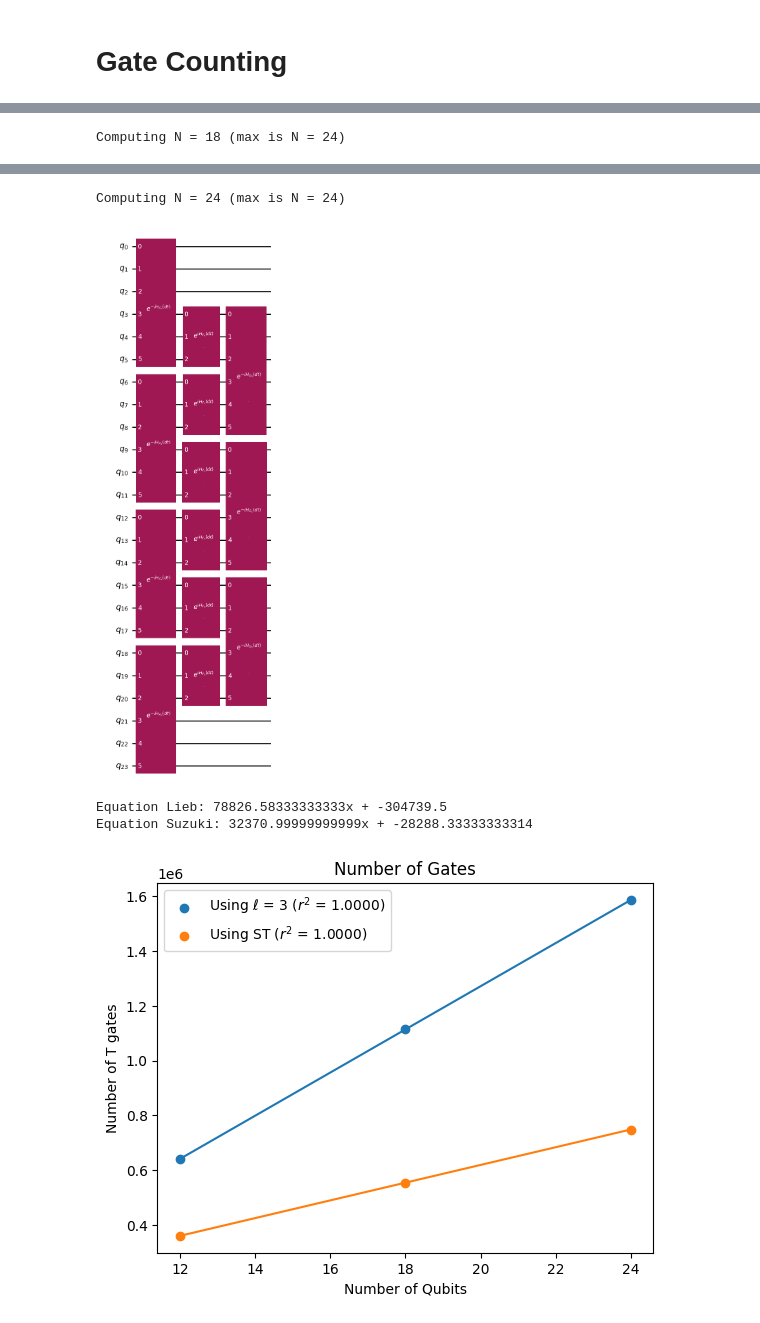
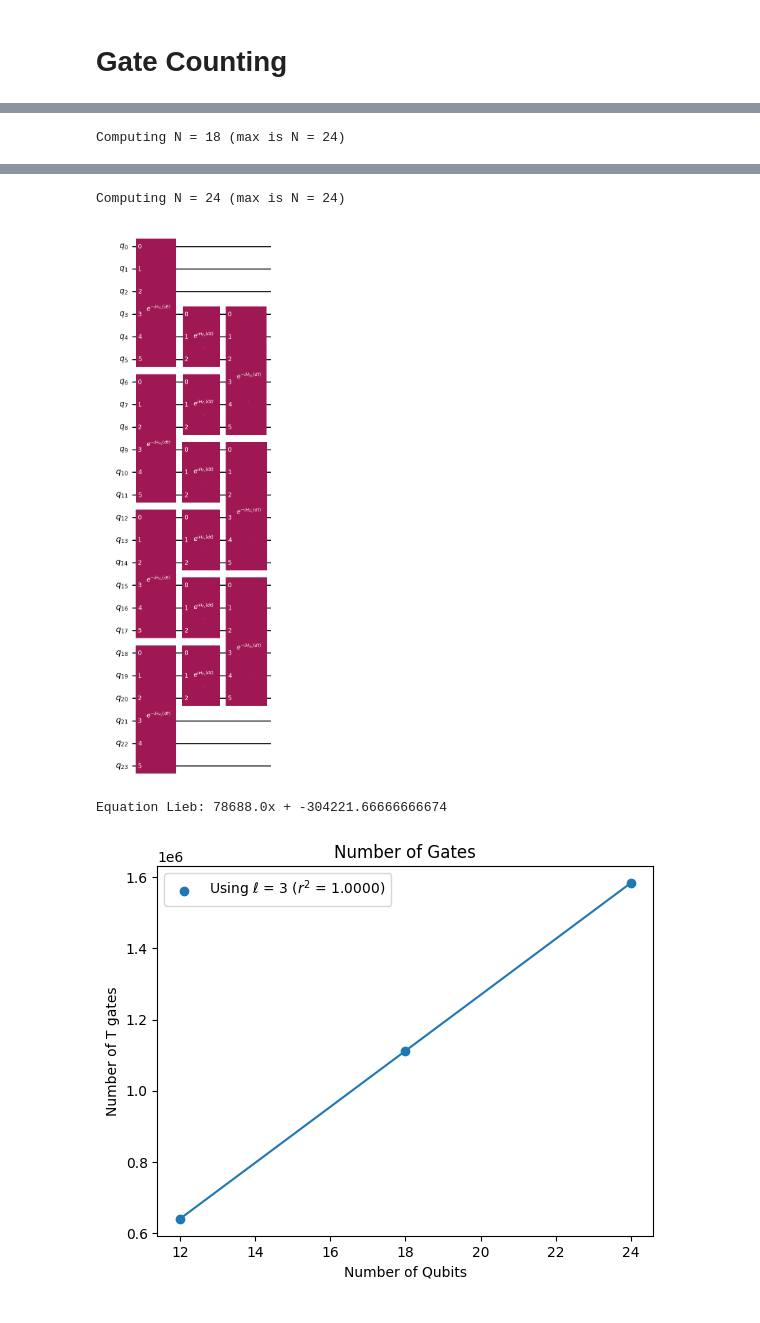
Before and after one commit to guilhermebaos/QUARMEN-Lessons, a Jupyter notebook: Quantum Algorithms/02-Final-Project.ipynb, the cells around one changed output, grey strips where cells are left out. Saved outputs shown, nothing was run; the diff lists cells and outputs as text; code cells hidden in the pictures.

```diff
--- a/Quantum Algorithms/02-Final-Project.ipynb
+++ b/Quantum Algorithms/02-Final-Project.ipynb
@@ -859,13 +568,12 @@ nn_model = np.reshape(nn, (-1, 1))
 
 ee = []
 gg_lieb = []
-gg_suzuki = []
 for N in nn:
     # Convert to int
     N = int(N)
 
     # Progress
-    print(f"\rComputing N = {N} (max is N = {Nmax})", end="")
+    print(f"\rComputing N = {N} (max is N = {4*ell + (Nstep-1) * 2*ell})", end="")
 
     # Randomize field
     zz = np.random.random(N) * 0.25
@@ -882,78 +590,35 @@ for N in nn:
     gg_lieb += [qc_tgates(qc_l)]
 
 
-    # Get Suzuki circuit
-    ham = hamiltonian(N, zz, jj)
-    evo = PauliEvolutionGate(ham, time=dt, label="U", synthesis=SuzukiTrotter(order, reps))
-
-    qc_s = QuantumCircuit(N)
-    qc_s.append(evo, range(N))
-
-    gg_suzuki += [qc_tgates(qc_s)]
-
-
-    # Compute error for small circuit
-    # if N == Nmin:
-
-    #     # Compute error in operator norm
-    #     Ul = Operator(qc_l).data
-    #     Us = Operator(qc_s).data
-
-    #     # Operator-norm (spectral norm) distance
-    #     dist = np.linalg.norm(Ul - Us, ord=2)
-
-    #     # Show error
-    #     print(f"Error for N = {N} is {dist:.5f}")
-
-
-
-
 # Convert to array
 gg_lieb = np.array(gg_lieb)
-gg_suzuki = np.array(gg_suzuki)
 
 # Linear regression 1
 model = LinearRegression()
 model.fit(nn_model, gg_lieb)
 
 a_lieb = model.intercept_
 b_lieb = model.coef_[0]
 r2_lieb = model.score(nn_model, gg_lieb)
 
 reg_lieb = b_lieb * nn + a_lieb
 
-
-# Linear regression 2
-model = LinearRegression()
-model.fit(nn_model, gg_suzuki)
-
-a_suzuki = model.intercept_
-b_suzuki = model.coef_[0]
-r2_suzuki = model.score(nn_model, gg_suzuki)
-
-reg_suzuki = b_suzuki * nn + a_suzuki
-
-
 print(f"Equation Lieb: {b_lieb}x + {a_lieb}")
-print(f"Equation Suzuki: {b_suzuki}x + {a_suzuki}")
 
 # Plot
 plt.scatter(nn, gg_lieb, label=f"Using $\\ell$ = {ell} ($r^2$ = {r2_lieb:.4f})")
-plt.scatter(nn, gg_suzuki, label=f"Using ST ($r^2$ = {r2_suzuki:.4f})")
 plt.plot(nn, reg_lieb)
-plt.plot(nn, reg_suzuki)
 plt.title(f"Number of Gates")
 plt.xlabel("Number of Qubits")
 plt.ylabel("Number of T gates")
 plt.legend()
 plt.show()
 # %% [output]
 Computing N = 12 (max is N = 24)
 [figure]
 Computing N = 18 (max is N = 24)
 [figure]
 Computing N = 24 (max is N = 24)
 [figure]
-Equation Lieb: 78826.58333333333x + -304739.5
-Equation Suzuki: 32370.99999999999x + -28288.33333333314
+Equation Lieb: 78688.0x + -304221.66666666674
-[figure, old version]
+[figure, new version]
```
Also changed, not shown: parts of 9 cells of this notebook.
